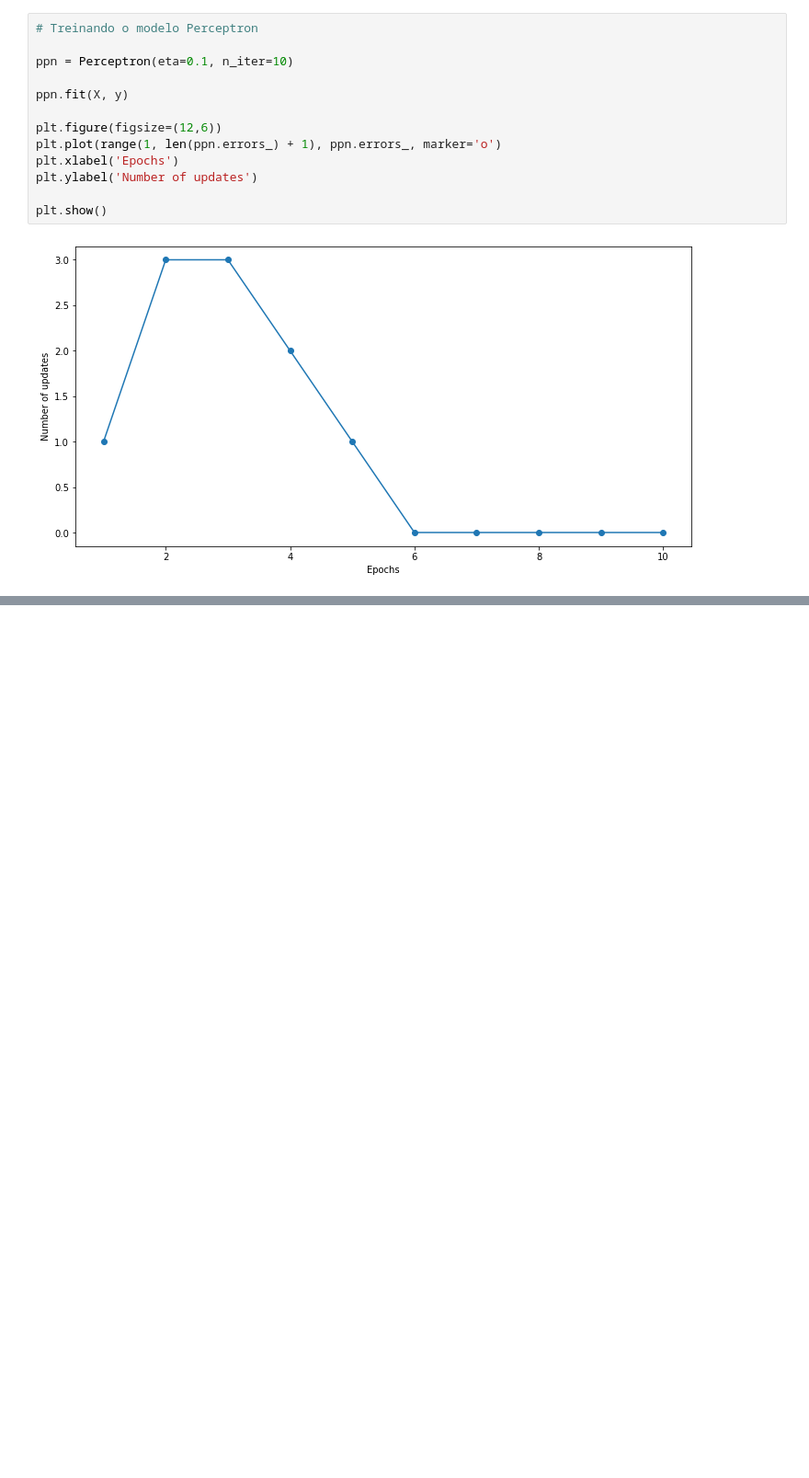
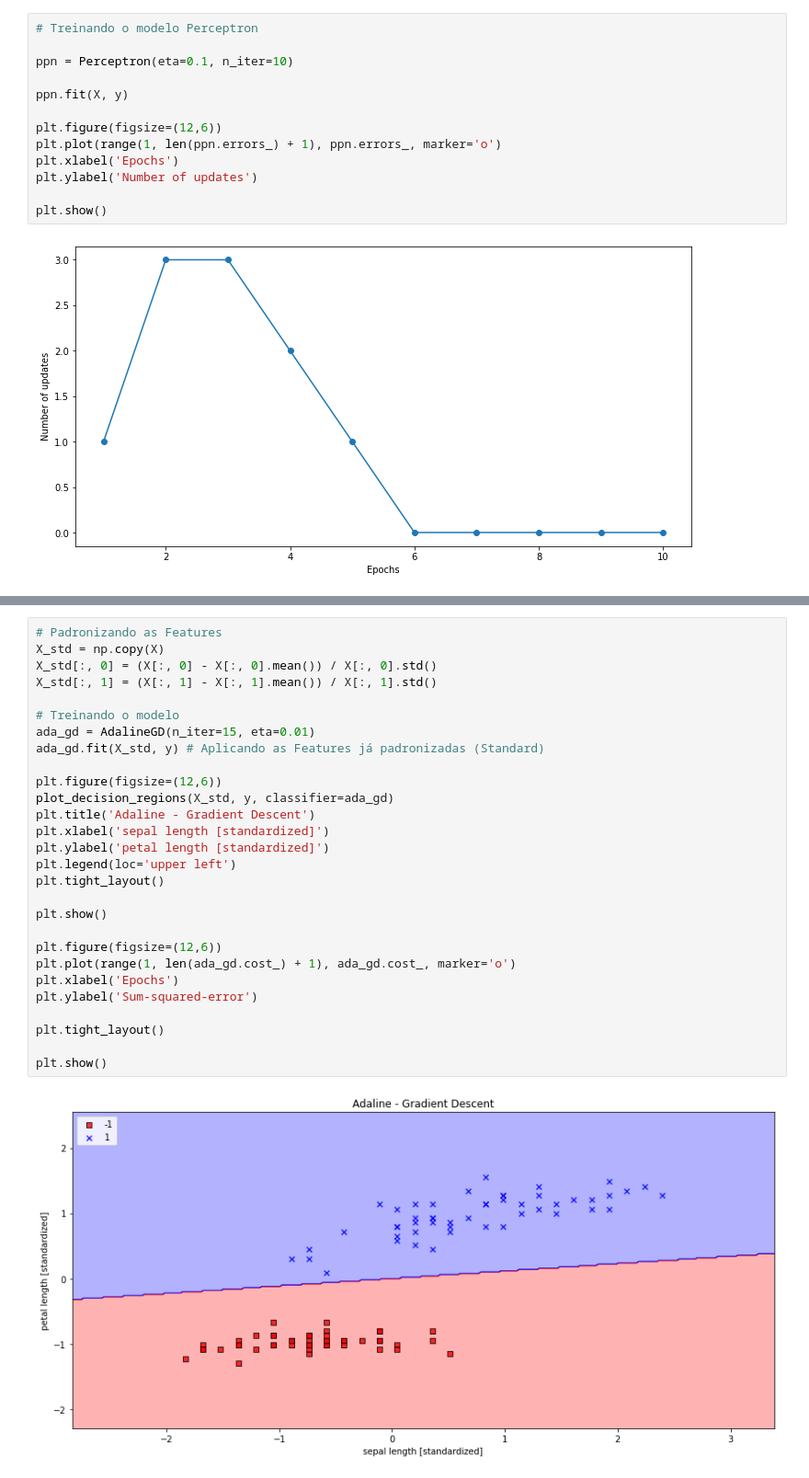
Before and after one commit to willianpina/Machine_Learning_Studies, a Jupyter notebook: Machine Learning Algorithms for Classification.ipynb, the cells around one changed output, grey strips where cells are left out. Shown: that part at 92% size. Cells and saved outputs as stored; diff of their text form; blank space fills up the shorter version.

```diff
--- a/Machine Learning Algorithms for Classification.ipynb
+++ b/Machine Learning Algorithms for Classification.ipynb
@@ -100,0 +223,30 @@ plt.show()
+# %%
+# Padronizando as Features
+X_std = np.copy(X)
+X_std[:, 0] = (X[:, 0] - X[:, 0].mean()) / X[:, 0].std()
+X_std[:, 1] = (X[:, 1] - X[:, 1].mean()) / X[:, 1].std()
+
+# Treinando o modelo
+ada_gd = AdalineGD(n_iter=15, eta=0.01)
+ada_gd.fit(X_std, y) # Aplicando as Features já padronizadas (Standard)
+
+plt.figure(figsize=(12,6))
+plot_decision_regions(X_std, y, classifier=ada_gd)
+plt.title('Adaline - Gradient Descent')
+plt.xlabel('sepal length [standardized]')
+plt.ylabel('petal length [standardized]')
+plt.legend(loc='upper left')
+plt.tight_layout()
+
+plt.show()
+
+plt.figure(figsize=(12,6))
+plt.plot(range(1, len(ada_gd.cost_) + 1), ada_gd.cost_, marker='o')
+plt.xlabel('Epochs')
+plt.ylabel('Sum-squared-error')
+
+plt.tight_layout()
+
+plt.show()
+# %% [output]
+[figure, added]
```
Also changed, not shown: parts of 15 cells of this notebook.
